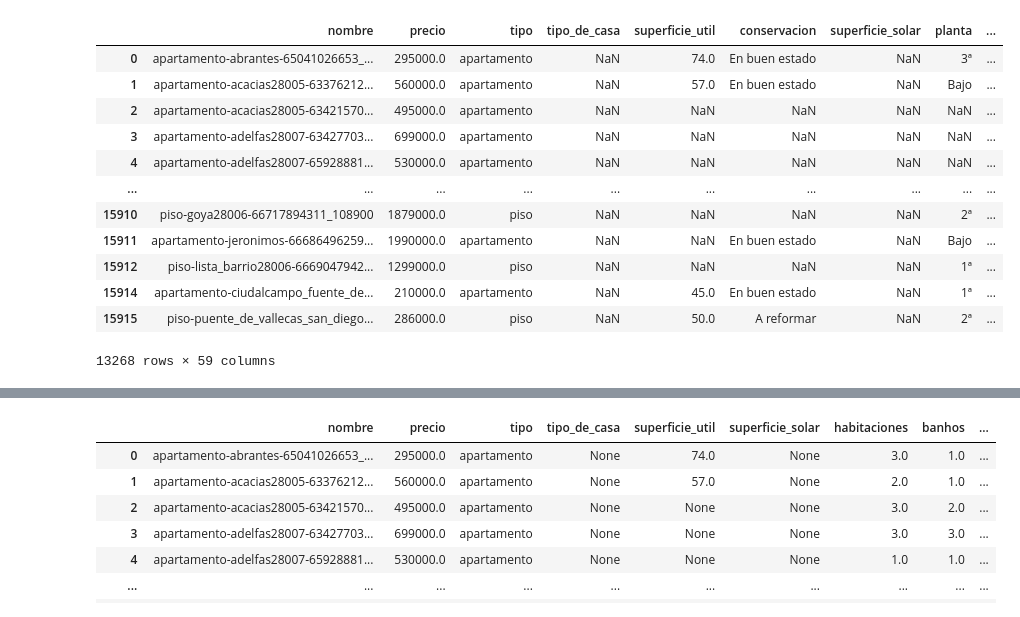
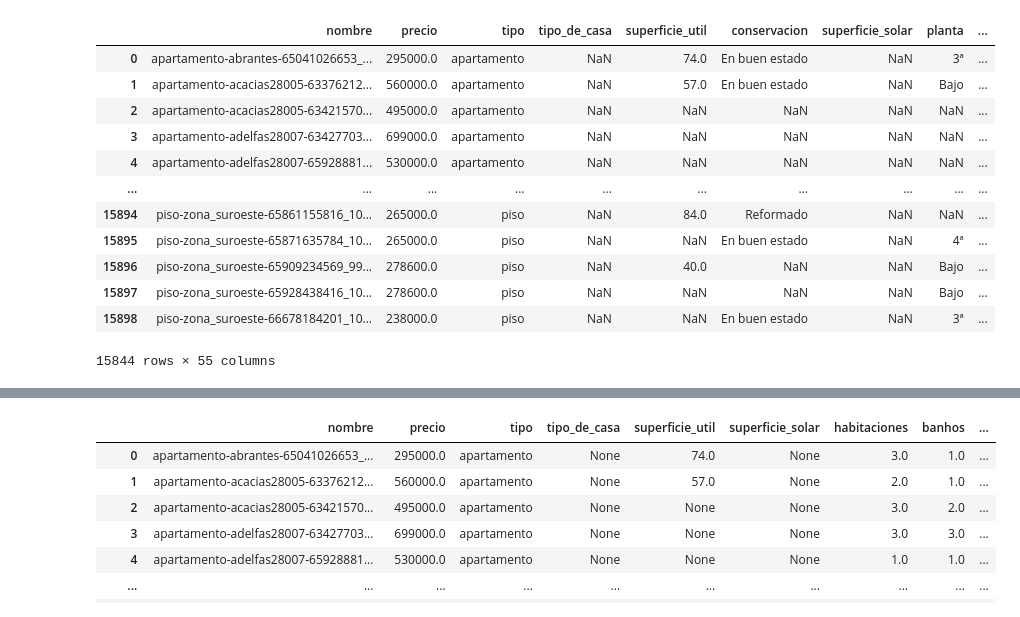
Before and after one commit to LucasDR140603/Proyecto-Pisos, a Jupyter notebook: modelo.ipynb, the cells around one changed output, grey strips where cells are left out. Saved outputs shown, nothing was run; the diff lists cells and outputs as text; code cells hidden in the pictures.

```diff
--- a/modelo.ipynb
+++ b/modelo.ipynb
@@ -20,0 +31,25 @@ from psycopg import sql
+# %%
+BUCKET_NAME='pickles-anuncios-pisos-487825334013-eu-north-1-an'
+nombres:list[str]=[]
+lista_bs4:list[bs4.Tag]=[]
+paginator=s3.get_paginator('list_objects')
+pages=paginator.paginate(Bucket=BUCKET_NAME)
+for i,page in enumerate(pages):
+    if 'Contents' in page:
+        for j,obj in enumerate(page['Contents']):
+            nombres.append(obj['Key'])
+# %%
+async def sacar_bs4(nombre:str)->bs4.Tag:
+    return pickle.load(io.BytesIO(s3.get_object(Bucket=BUCKET_NAME,Key=nombre)['Body'].read()))
+async def sacar_bs4s(nombres:list[str])->list[bs4.Tag]:
+    tareas:list[Coroutine[Any,Any,bs4.Tag]]=[sacar_bs4(x) for x in nombres]
+    completas:list[bs4.Tag]=await asyncio.gather(*tareas)
+    return completas
+lista_bs4.extend(await sacar_bs4s(nombres))
+# %%
+for v in lista_bs4:
+    try:
+        nombre=str(cast(bs4.Tag,v.find(class_='js-share'))['data-url']).replace(f'{url_principal}/comprar/','').replace('/','')
+    except TypeError:
+        lista_bs4.remove(v)
+        nombres.remove(nombres[lista_bs4.index(v)])
@@ -21,42 +204,40 @@ from psycopg import sql
 # %%
-session=boto3.Session()
-s3:client.BaseClient=session.client('s3')
 df:pd.DataFrame=pd.read_csv(io.BytesIO(s3.get_object(Bucket='dataframes-487825334013-eu-north-1-an',Key='datos_crudos.csv')['Body'].read()))
 df_crudo=df.assign(
     descripcion=df['descripcion'].map(lambda x:' '.join(str(x).replace('\n','. ').split())),
 )
 df_crudo_notnanprecio=df_crudo.dropna(subset=['precio'])
 df=df_crudo_notnanprecio.assign(
     localidad=df_crudo_notnanprecio['nombre'].map(lambda x:re.sub('\\d','',str(x).split('-')[1])),
     cp=df_crudo_notnanprecio['nombre'].map(lambda x:re.sub('[^0-9]','',str(x).split('-')[1])).map(lambda x:x if len(str(x))==5 else np.nan),
     habitaciones=np.where(
         ((df_crudo_notnanprecio['tipo']=='estudio') & (df_crudo_notnanprecio['habitaciones'].isna())),1,df_crudo_notnanprecio['habitaciones']
     ),
     n_planta=np.where(
         df_crudo_notnanprecio['tipo'].isin(['casa','casa_adosada','chalet','finca_rustica']),
         0,
         np.where(
             (~df_crudo_notnanprecio.fillna('nan')['planta'].isna()),df_crudo_notnanprecio['planta'].map(lambda x:-1 if x=='Sótano' else -0.5 if x=='Semisótano' else 0 if x=='Bajo' else 0.5 if x=='Entresuelo' else 1 if x=='Principal' else 21 if x=='Más de 20' else float(str(x).replace('ª',''))),np.nan
         )
     ),
     terraza=np.where(((df_crudo_notnanprecio['tipo'].str.contains('chalet'))) & (df_crudo_notnanprecio['terraza'].isna()),True,df_crudo_notnanprecio['terraza']),
     cocina_equipada=np.where((df_crudo_notnanprecio['cocina_equipada'].isna()) & (df_crudo_notnanprecio['precio']>200000),'True',df_crudo_notnanprecio['cocina_equipada']),
     tiene_cocina=(~df_crudo_notnanprecio['cocina_equipada'].isna()) | (df_crudo_notnanprecio['precio']>200000),
     gastos_de_comunidad=df_crudo_notnanprecio['gastos_de_comunidad'].fillna('0').map(lambda x:str(x).lower().replace('€','').strip().replace('  ',' ')).map(lambda x:'0' if x in ['sin comunidad','no tiene gastos de comunidad','sin gastos de comunidad','no hay gastos de comunidad xpublicidad en edificio'] else x),
 )
 df_reducido:pd.DataFrame=df[((df['superficie_construida'].between(16,348.5)) | (df['superficie_construida'].isna())) & ((df['superficie_util'].between(16,294.5)) | (df['superficie_util'].isna())) & ((df['banhos'].between(0,6)) | (df['banhos'].isna())) & (df['precio'].between(500,3000000)) & ((df['habitaciones'].between(1,7)) | (df['habitaciones'].isna())) & ((df['superficie_solar'].between(15,4679.875)) | (df['superficie_solar'].isna())) & ((df['precio_superficie'].between(10,13555.5)) | (df['precio_superficie'].isna())) & ((df['consumo'].between(0,471)) | (df['consumo'].isna())) & ((df['emisiones'].between(0,112)) | (df['emisiones'].isna())) & ~((df['conservacion']=='A reformar') & (df['precio']>1246500.0)) & ~((df['conservacion'].isin(['En buen estado'])) & (df['precio']<50000)) & ~((df['conservacion'].isin(['A estrenar','Reformado'])) & (df['precio']<100000)) & ~((df['tipo']=='estudio') & (df['habitaciones']>1))]
-df_reducido
+df_crudo_notnanprecio
 # %% [output]
 |  | nombre | precio | tipo | tipo_de_casa | superficie_util | conservacion | superficie_solar | planta | ... |
 | 0 | apartamento-abrantes-65041026653_... | 295000.0 | apartamento | NaN | 74.0 | En buen estado | NaN | 3ª | ... |
 | 1 | apartamento-acacias28005-63376212... | 560000.0 | apartamento | NaN | 57.0 | En buen estado | NaN | Bajo | ... |
 | 2 | apartamento-acacias28005-63421570... | 495000.0 | apartamento | NaN | NaN | NaN | NaN | NaN | ... |
 | 3 | apartamento-adelfas28007-63427703... | 699000.0 | apartamento | NaN | NaN | NaN | NaN | NaN | ... |
 | 4 | apartamento-adelfas28007-65928881... | 530000.0 | apartamento | NaN | NaN | NaN | NaN | NaN | ... |
 | ... | ... | ... | ... | ... | ... | ... | ... | ... | ... |
-| 15910 | piso-goya28006-66717894311_108900 | 1879000.0 | piso | NaN | NaN | NaN | NaN | 2ª | ... |
-| 15911 | apartamento-jeronimos-66686496259... | 1990000.0 | apartamento | NaN | NaN | En buen estado | NaN | Bajo | ... |
-| 15912 | piso-lista_barrio28006-6669047942... | 1299000.0 | piso | NaN | NaN | NaN | NaN | 1ª | ... |
-| 15914 | apartamento-ciudalcampo_fuente_de... | 210000.0 | apartamento | NaN | 45.0 | En buen estado | NaN | 1ª | ... |
-| 15915 | piso-puente_de_vallecas_san_diego... | 286000.0 | piso | NaN | 50.0 | A reformar | NaN | 2ª | ... |
+| 15894 | piso-zona_suroeste-65861155816_10... | 265000.0 | piso | NaN | 84.0 | Reformado | NaN | NaN | ... |
+| 15895 | piso-zona_suroeste-65871635784_10... | 265000.0 | piso | NaN | NaN | En buen estado | NaN | 4ª | ... |
+| 15896 | piso-zona_suroeste-65909234569_99... | 278600.0 | piso | NaN | 40.0 | NaN | NaN | Bajo | ... |
+| 15897 | piso-zona_suroeste-65928438416_10... | 278600.0 | piso | NaN | NaN | NaN | NaN | Bajo | ... |
+| 15898 | piso-zona_suroeste-66678184201_10... | 238000.0 | piso | NaN | NaN | En buen estado | NaN | 3ª | ... |
-13268 rows × 59 columns
+15844 rows × 55 columns
```
Also changed, not shown: parts of 30 cells of this notebook, 5 other files.
